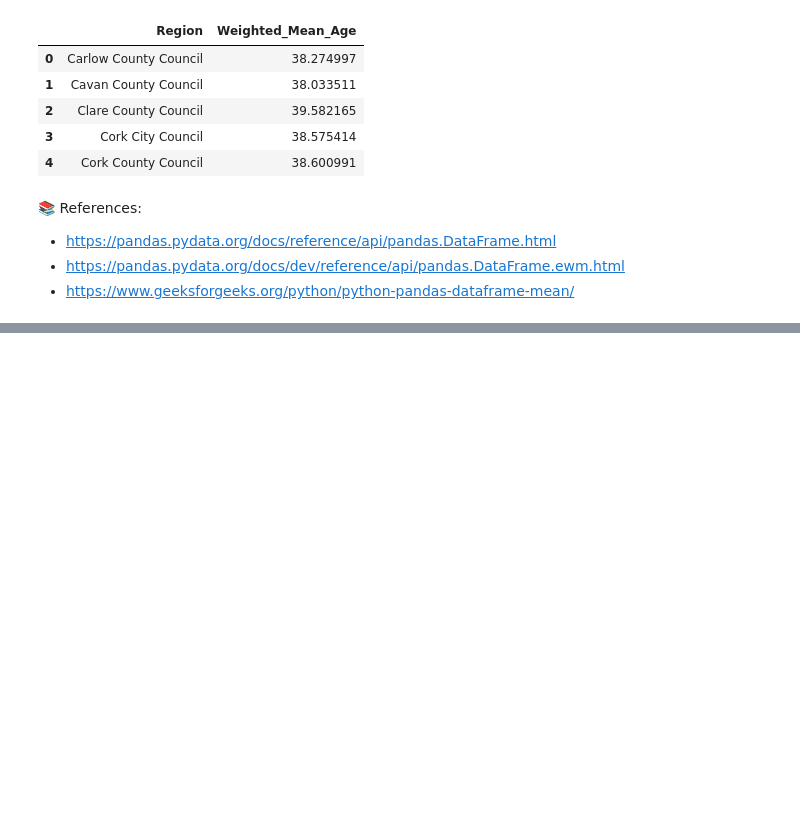
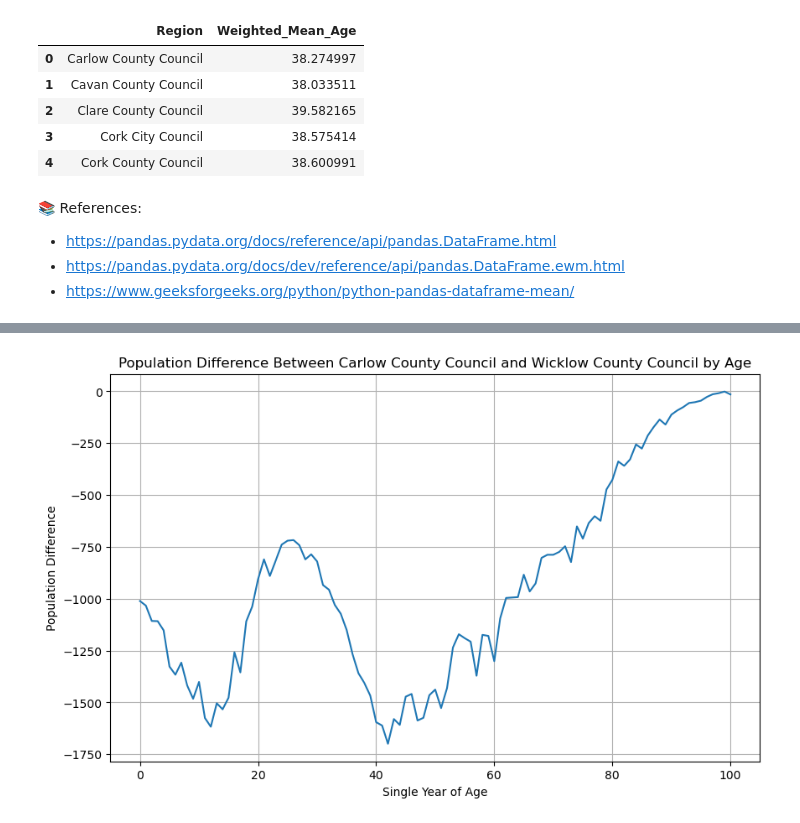
Before and after one commit to tihana-gray/programming-for-data-analytics, a Jupyter notebook: assignments/assignment05-population.ipynb, the cells around one changed output, grey strips where cells are left out. Cells and saved outputs as stored; diff of their text form; code cells hidden in the pictures; blank space fills up the shorter version.

```diff
--- a/assignments/assignment05-population.ipynb
+++ b/assignments/assignment05-population.ipynb
@@ -103,3 +103,10 @@ weighted_mean_df.head()
 - https://pandas.pydata.org/docs/reference/api/pandas.DataFrame.html
 - https://pandas.pydata.org/docs/dev/reference/api/pandas.DataFrame.ewm.html
 - https://www.geeksforgeeks.org/python/python-pandas-dataframe-mean/
+# %%
+region_1 = 'Carlow County Council'
+region_2 = 'Wicklow County Council' # First and last regions in the DataFrame.
+
+
+df['Difference'] = df[region_1] - df[region_2] # Calculates the difference in population between the two regions for each age.
+df[['Single Year of Age', region_1, region_2, 'Difference']].head() # Displays the relevant columns.
@@ -105,0 +127,10 @@ weighted_mean_df.head()
+# %%
+plt.figure(figsize=(10, 6)) # Sets the figure size.
+plt.plot(df['Single Year of Age'], df['Difference']) # Plots the difference in population against age.
+plt.title(f'Population Difference Between {region_1} and {region_2} by Age') # Sets the title of the plot.
+plt.xlabel('Single Year of Age') # Sets the x-axis label.
+plt.ylabel('Population Difference') # Sets the y-axis label.
+plt.grid() # Adds a grid to the plot for better readability.
+plt.show() # Displays the plot.
+# %% [output]
+[figure, added]
```
Also changed, not shown: parts of 3 cells of this notebook.
